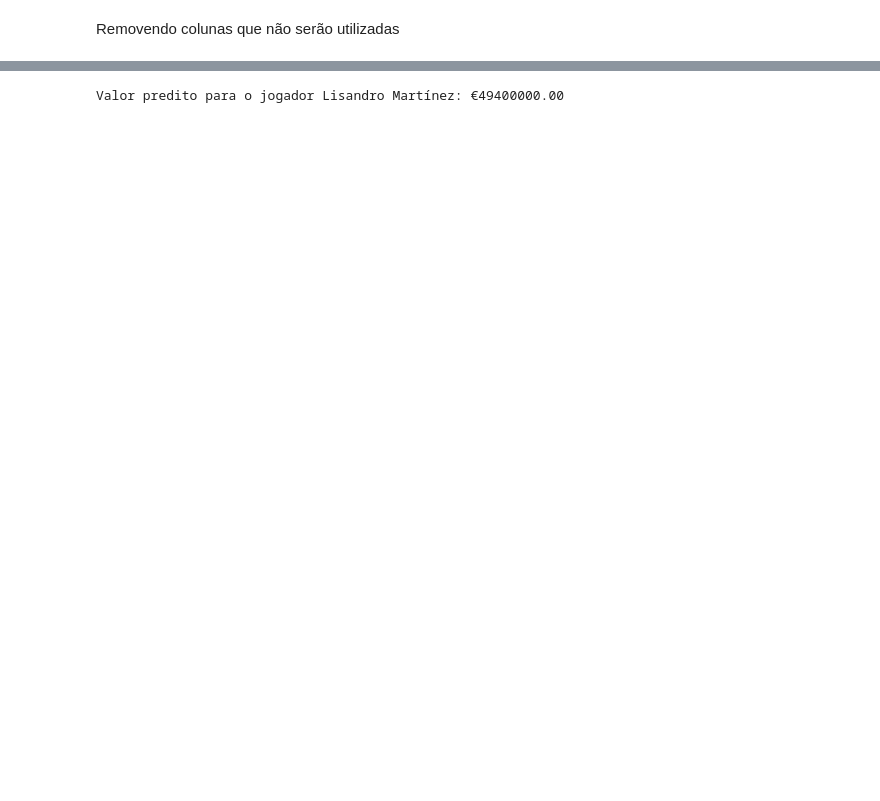
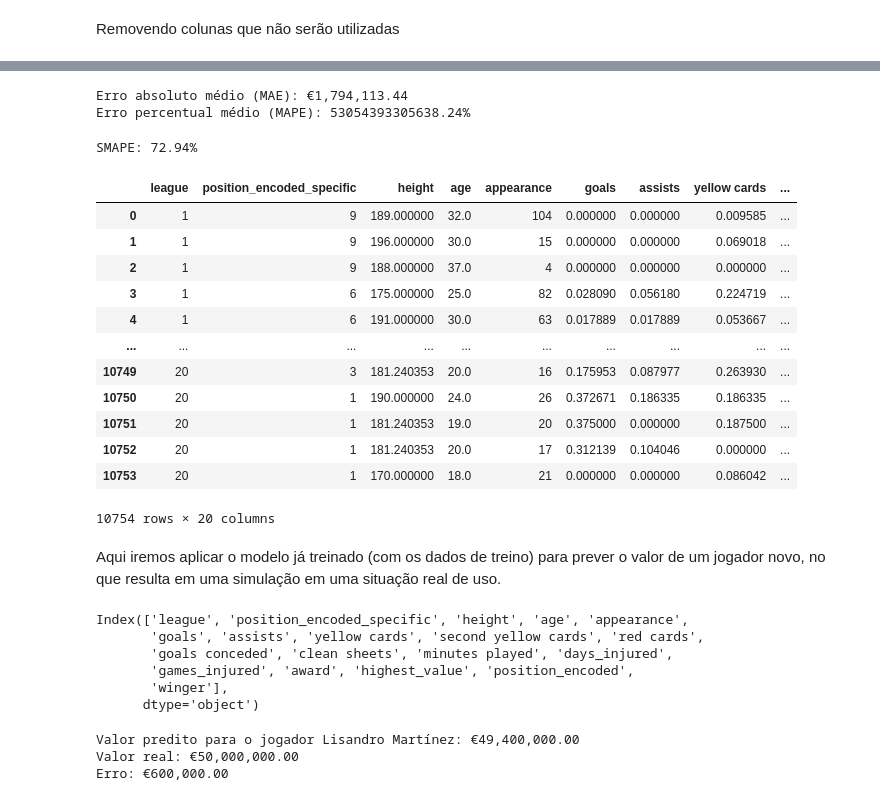
Before and after one commit to roguzf2/predicao_futebol, a Jupyter notebook: analise.ipynb, the cells around one changed output, grey strips where cells are left out. Saved outputs shown, nothing was run; the diff lists cells and outputs as text; code cells hidden in the pictures; blank space fills up the shorter version.

```diff
--- a/analise.ipynb
+++ b/analise.ipynb
@@ -231,21 +341,78 @@ Erro médio absoluto na validação: €1795154.81
+# %%
+from sklearn.metrics import mean_absolute_error
+import numpy as np
+
+mae = mean_absolute_error(y_val, preds_val)
+mape = np.mean(np.abs((y_val - preds_val) / (y_val + 1e-8))) * 100
+
+print(f"Erro absoluto médio (MAE): €{mae:,.2f}")
+print(f"Erro percentual médio (MAPE): {mape:.2f}%")
+# %% [output]
+Erro absoluto médio (MAE): €1,794,113.44
+Erro percentual médio (MAPE): 53054393305638.24%
+# %%
+numerador = np.abs(y_val - preds_val)
+denominador = (np.abs(y_val) + np.abs(preds_val)) / 2 + 1e-8
+smape = np.mean(numerador / denominador) * 100
+print(f"SMAPE: {smape:.2f}%")
+# %% [output]
+SMAPE: 72.94%
+# %%
+df
+# %% [output]
+|  | league | position_encoded_specific | height | age | appearance | goals | assists | yellow cards | ... |
+| 0 | 1 | 9 | 189.000000 | 32.0 | 104 | 0.000000 | 0.000000 | 0.009585 | ... |
+| 1 | 1 | 9 | 196.000000 | 30.0 | 15 | 0.000000 | 0.000000 | 0.069018 | ... |
+| 2 | 1 | 9 | 188.000000 | 37.0 | 4 | 0.000000 | 0.000000 | 0.000000 | ... |
+| 3 | 1 | 6 | 175.000000 | 25.0 | 82 | 0.028090 | 0.056180 | 0.224719 | ... |
+| 4 | 1 | 6 | 191.000000 | 30.0 | 63 | 0.017889 | 0.017889 | 0.053667 | ... |
+| ... | ... | ... | ... | ... | ... | ... | ... | ... | ... |
+| 10749 | 20 | 3 | 181.240353 | 20.0 | 16 | 0.175953 | 0.087977 | 0.263930 | ... |
+| 10750 | 20 | 1 | 190.000000 | 24.0 | 26 | 0.372671 | 0.186335 | 0.186335 | ... |
+| 10751 | 20 | 1 | 181.240353 | 19.0 | 20 | 0.375000 | 0.000000 | 0.187500 | ... |
+| 10752 | 20 | 1 | 181.240353 | 20.0 | 17 | 0.312139 | 0.104046 | 0.000000 | ... |
+| 10753 | 20 | 1 | 170.000000 | 18.0 | 21 | 0.000000 | 0.000000 | 0.086042 | ... |
+10754 rows × 20 columns
+# %% [markdown]
+Aqui iremos aplicar o modelo já treinado (com os dados de treino) para prever o valor de um jogador novo, no que resulta em uma simulação em uma situação real de uso.
+# %%
+X_train.columns
+# %% [output]
+Index(['league', 'position_encoded_specific', 'height', 'age', 'appearance',
+       'goals', 'assists', 'yellow cards', 'second yellow cards', 'red cards',
+       'goals conceded', 'clean sheets', 'minutes played', 'days_injured',
+       'games_injured', 'award', 'highest_value', 'position_encoded',
+       'winger'],
+      dtype='object')
 # %%
 # Jogador fictício (ex: Lisandro Martínez)
 jogador_ficticio = {
-    "league": 1, "height": 175, "age": 25, "appearance": 82, "goals": 0.02809,
+    "league": 1, "position_encoded_specific": 6, "height": 175, "age": 25, "appearance": 82, "goals": 0.02809,
     "assists": 0.05618, "yellow cards": 0.224719, "second yellow cards": 0.0, "red cards": 0.0,
     "goals conceded": 0, "clean sheets": 0, "minutes played": 6408, "days_injured": 175,
     "games_injured": 22, "award": 9, "highest_value": 50000000,
-    "position_encoded": 2, "winger": 0
+    "position_encoded": 2, "winger": 0,
 }
 
-# Transformar e prever
+# Transformando o dicionário em dataframe e normalizando os dados
+# Para evitar erros de escala
 jogador_ficticio_df = pd.DataFrame([jogador_ficticio])
 normalized_jogador = scaler.transform(jogador_ficticio_df)
 
+# Distância euclidiana dos pontos vizinhos
 distances = euclidean_distances(X_train_scaled, normalized_jogador)
+
+# Aqui selecionamos os k vizinhos mais próximos
 indices = np.argsort(distances.ravel())[:k]
+
+# Fazendo a média das distâncias usando o conjunto de treino
 predicted_value = y_train.iloc[indices].mean()
 
-print(f"Valor predito para o jogador Lisandro Martínez: €{predicted_value:.2f}")
+print(f"Valor predito para o jogador Lisandro Martínez: €{predicted_value:,.2f}")
+print(f"Valor real: €{df.iloc[3]['current_value']:,.2f}")
+erro = abs(predicted_value - df.iloc[3]["current_value"])
+print(f"Erro: €{erro:,.2f}")
 # %% [output]
-Valor predito para o jogador Lisandro Martínez: €49400000.00
+Valor predito para o jogador Lisandro Martínez: €49,400,000.00
+Valor real: €50,000,000.00
+Erro: €600,000.00
```
Also changed, not shown: parts of 51 cells of this notebook, 4 other files.
